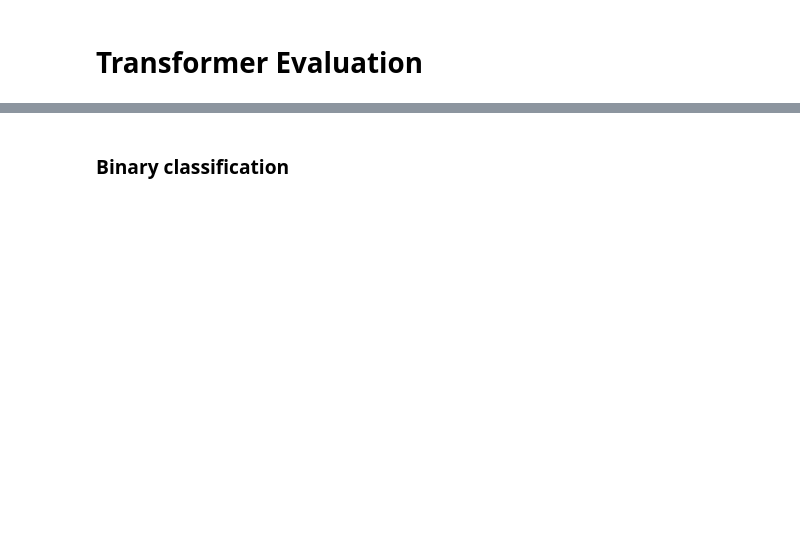
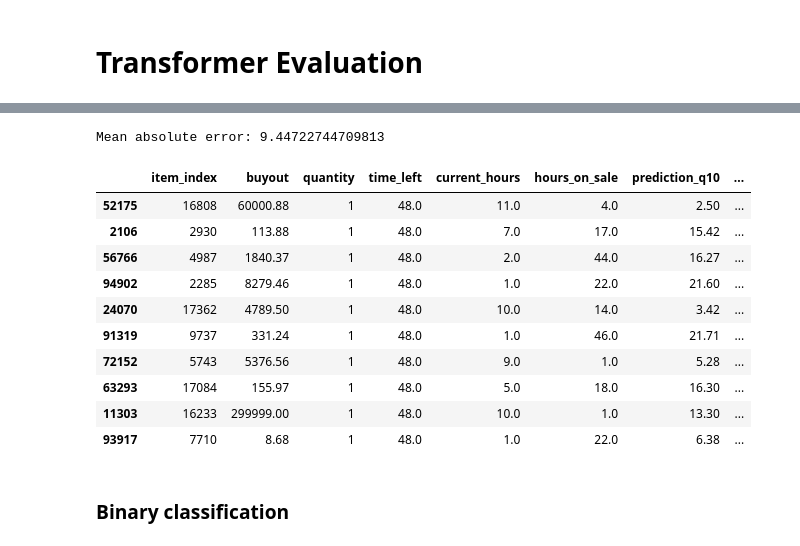
Before and after one commit to AngelUrq/auction_classic, a Jupyter notebook: notebooks/transformer_evaluation.ipynb, the cells around one changed output, grey strips where cells are left out. Cells and saved outputs as stored; diff of their text form; code cells hidden in the pictures; blank space fills up the shorter version.

```diff
--- a/notebooks/transformer_evaluation.ipynb
+++ b/notebooks/transformer_evaluation.ipynb
@@ -91,13 +146,27 @@ df_auctions.head()
 # %%
-df_auctions_filtered = df_auctions[df_auctions['current_hours'] <= 0]
+df_auctions_filtered = df_auctions[df_auctions['current_hours'] <= 12]
 df_auctions_filtered = df_auctions_filtered[df_auctions_filtered['time_left'] > 12.0]
 #df_auctions_filtered = df_auctions_filtered[df_auctions_filtered['prediction'] <= 8.0]
 len(df_auctions_filtered)
 
-mae = mean_absolute_error(df_auctions_filtered['hours_on_sale'], df_auctions_filtered['prediction'])
+mae = mean_absolute_error(df_auctions_filtered['hours_on_sale'], df_auctions_filtered['prediction_q50'])
 print(f"Mean absolute error: {mae}") # 5.43
+# %% [output]
+Mean absolute error: 9.44722744709813
 # %%
-df_auctions_filtered[['item_index', 'buyout','quantity', 'time_left', 'current_hours', 'hours_on_sale', 'prediction', 'sale_probability']].sample(10)
+df_auctions_filtered[['item_index', 'buyout','quantity', 'time_left', 'current_hours', 'hours_on_sale', 'prediction_q10', 'prediction_q50', 'prediction_q90', 'sale_probability']].sample(10)
+# %% [output]
+|  | item_index | buyout | quantity | time_left | current_hours | hours_on_sale | prediction_q10 | ... |
+| 52175 | 16808 | 60000.88 | 1 | 48.0 | 11.0 | 4.0 | 2.50 | ... |
+| 2106 | 2930 | 113.88 | 1 | 48.0 | 7.0 | 17.0 | 15.42 | ... |
+| 56766 | 4987 | 1840.37 | 1 | 48.0 | 2.0 | 44.0 | 16.27 | ... |
+| 94902 | 2285 | 8279.46 | 1 | 48.0 | 1.0 | 22.0 | 21.60 | ... |
+| 24070 | 17362 | 4789.50 | 1 | 48.0 | 10.0 | 14.0 | 3.42 | ... |
+| 91319 | 9737 | 331.24 | 1 | 48.0 | 1.0 | 46.0 | 21.71 | ... |
+| 72152 | 5743 | 5376.56 | 1 | 48.0 | 9.0 | 1.0 | 5.28 | ... |
+| 63293 | 17084 | 155.97 | 1 | 48.0 | 5.0 | 18.0 | 16.30 | ... |
+| 11303 | 16233 | 299999.00 | 1 | 48.0 | 10.0 | 1.0 | 13.30 | ... |
+| 93917 | 7710 | 8.68 | 1 | 48.0 | 1.0 | 22.0 | 6.38 | ... |
 # %% [markdown]
 ### Binary classification
 # %%
```
Also changed, not shown: parts of 17 cells of this notebook, 5 other files.
